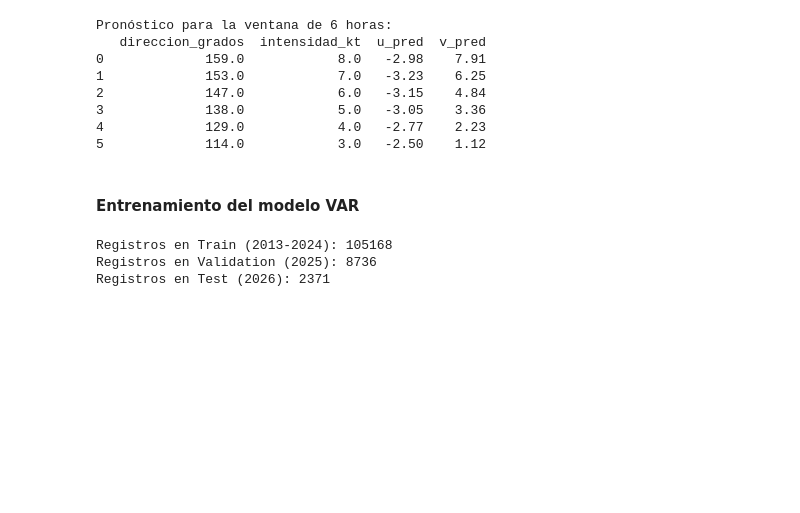
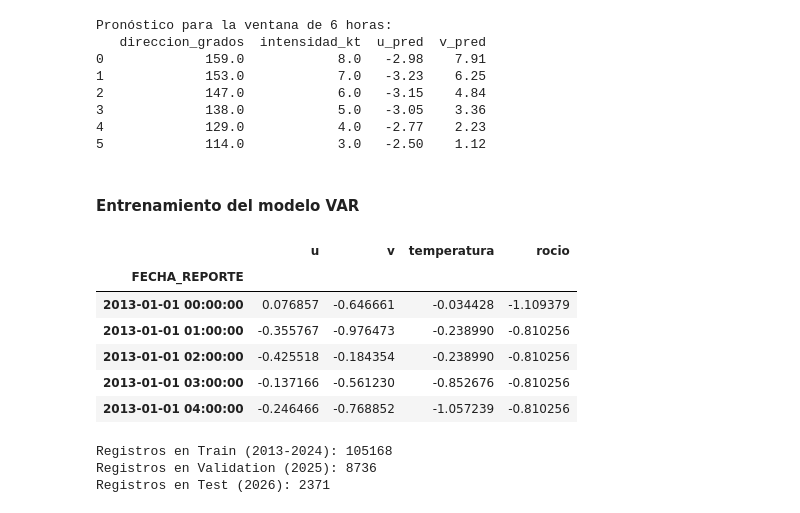
Before and after one commit to OmarLAlbarracinM/Prediccion-Cizalladura-SKBQ, a Jupyter notebook: docs/notebooks/PROYECTO_DE_GRADO_O.ipynb, the cells around one changed output. Drawn from its saved outputs; the diff is of its cells as text; code cells hidden in the pictures; blank space fills up the shorter version.

```diff
--- a/docs/notebooks/PROYECTO_DE_GRADO_O.ipynb
+++ b/docs/notebooks/PROYECTO_DE_GRADO_O.ipynb
@@ -912,6 +912,16 @@ Pronóstico para la ventana de 6 horas:
 5             114.0            3.0   -2.50    1.12
 # %% [markdown]
 #### Entrenamiento del modelo VAR
+# %%
+df_escalado.head()
+# %% [output]
+|  | u | v | temperatura | rocio |
+| FECHA_REPORTE |  |  |  |  |
+| 2013-01-01 00:00:00 | 0.076857 | -0.646661 | -0.034428 | -1.109379 |
+| 2013-01-01 01:00:00 | -0.355767 | -0.976473 | -0.238990 | -0.810256 |
+| 2013-01-01 02:00:00 | -0.425518 | -0.184354 | -0.238990 | -0.810256 |
+| 2013-01-01 03:00:00 | -0.137166 | -0.561230 | -0.852676 | -0.810256 |
+| 2013-01-01 04:00:00 | -0.246466 | -0.768852 | -1.057239 | -0.810256 |
 # %%
 train = df_escalado.loc[:'2024-12-31']
 val   = df_escalado.loc['2025-01-01':'2025-12-31']
```
Also changed, not shown: parts of 17 cells of this notebook.
